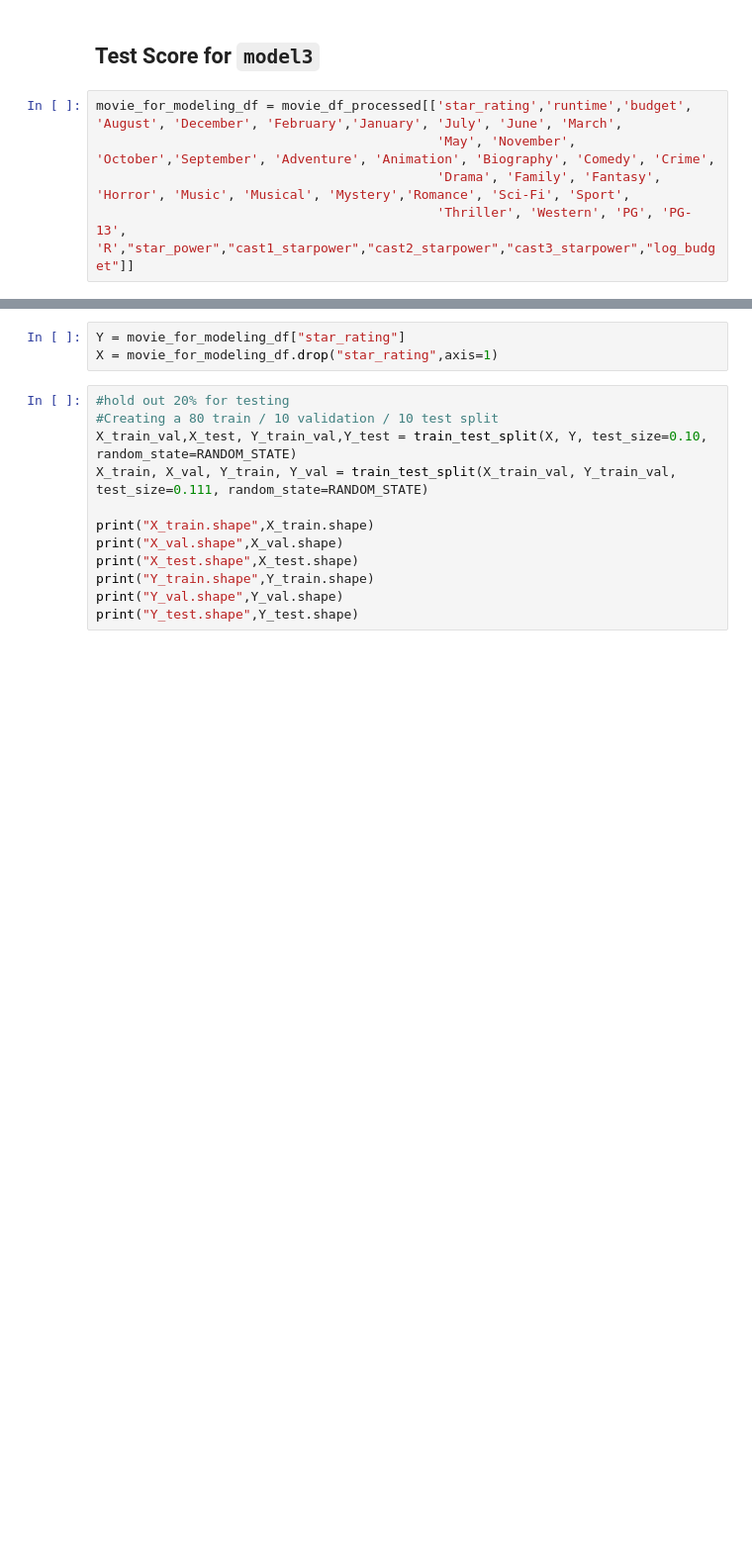
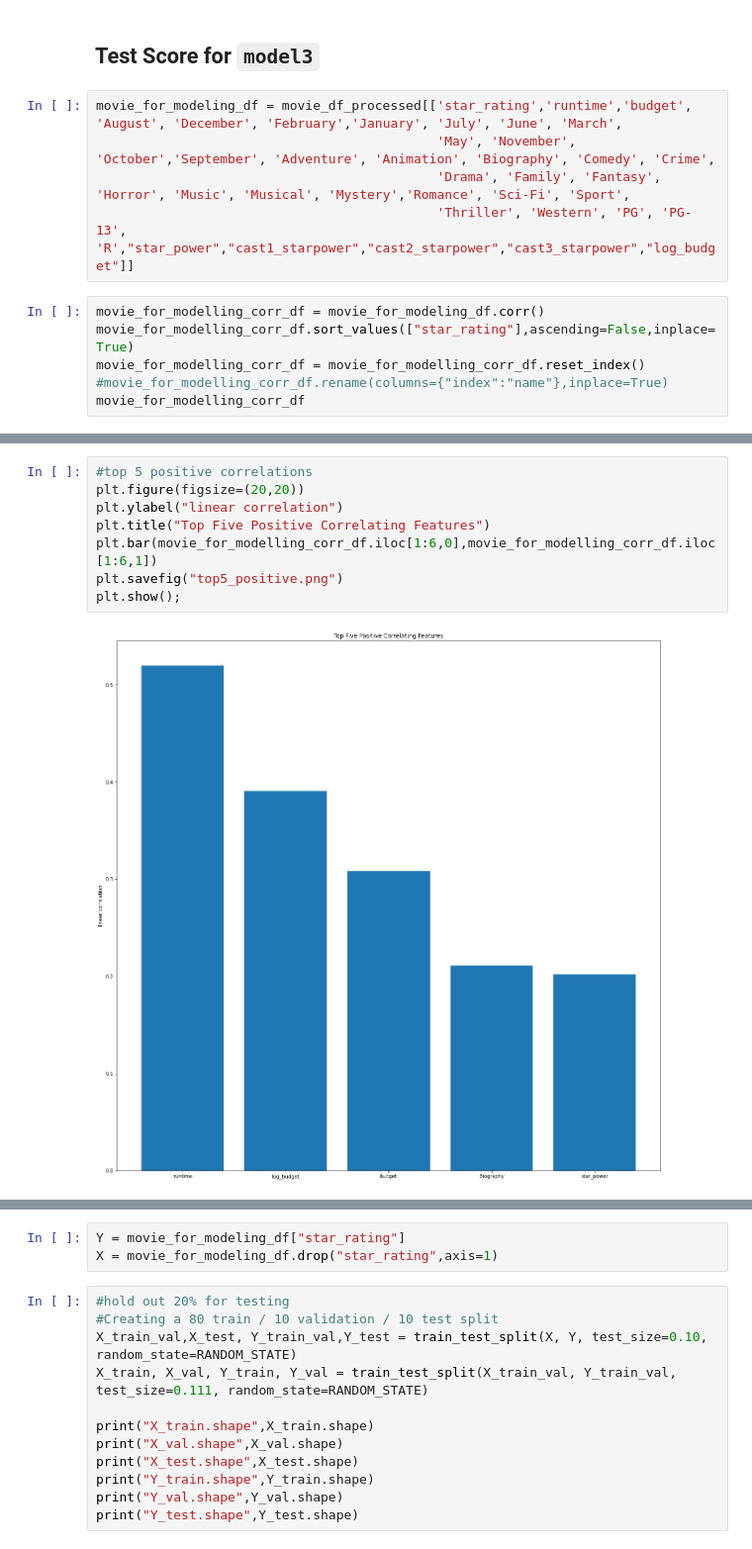
Before and after one commit to michael-a-green/Metis_Project2, a Jupyter notebook: Project2.ipynb, the cells around one changed output, grey strips where cells are left out. Shown at 99% size. Saved outputs shown, nothing was run; the diff lists cells and outputs as text; blank space fills up the shorter version.

Commit message:
updated Project2.ipynb: Added graphs of top 5 positivie/negative linear correlation features. Added initial presentation

```diff
--- a/Project2.ipynb
+++ b/Project2.ipynb
@@ -1436,3 +1438,9 @@ movie_for_modeling_df = movie_df_processed[['star_rating','runtime','budget', 'A
                                             'May', 'November', 'October','September', 'Adventure', 'Animation', 'Biography', 'Comedy', 'Crime',
                                             'Drama', 'Family', 'Fantasy', 'Horror', 'Music', 'Musical', 'Mystery','Romance', 'Sci-Fi', 'Sport',
                                             'Thriller', 'Western', 'PG', 'PG-13', 'R',"star_power","cast1_starpower","cast2_starpower","cast3_starpower","log_budget"]]
+# %%
+movie_for_modelling_corr_df = movie_for_modeling_df.corr()
+movie_for_modelling_corr_df.sort_values(["star_rating"],ascending=False,inplace=True)
+movie_for_modelling_corr_df = movie_for_modelling_corr_df.reset_index()
+#movie_for_modelling_corr_df.rename(columns={"index":"name"},inplace=True)
+movie_for_modelling_corr_df
@@ -1438,0 +1466,10 @@ movie_for_modeling_df = movie_df_processed[['star_rating','runtime','budget', 'A
+# %%
+#top 5 positive correlations
+plt.figure(figsize=(20,20))
+plt.ylabel("linear correlation")
+plt.title("Top Five Positive Correlating Features")
+plt.bar(movie_for_modelling_corr_df.iloc[1:6,0],movie_for_modelling_corr_df.iloc[1:6,1])
+plt.savefig("top5_positive.png")
+plt.show();
+# %% [output]
+[figure, added]
```
Also changed, not shown: parts of 26 cells of this notebook, 1 other file.
